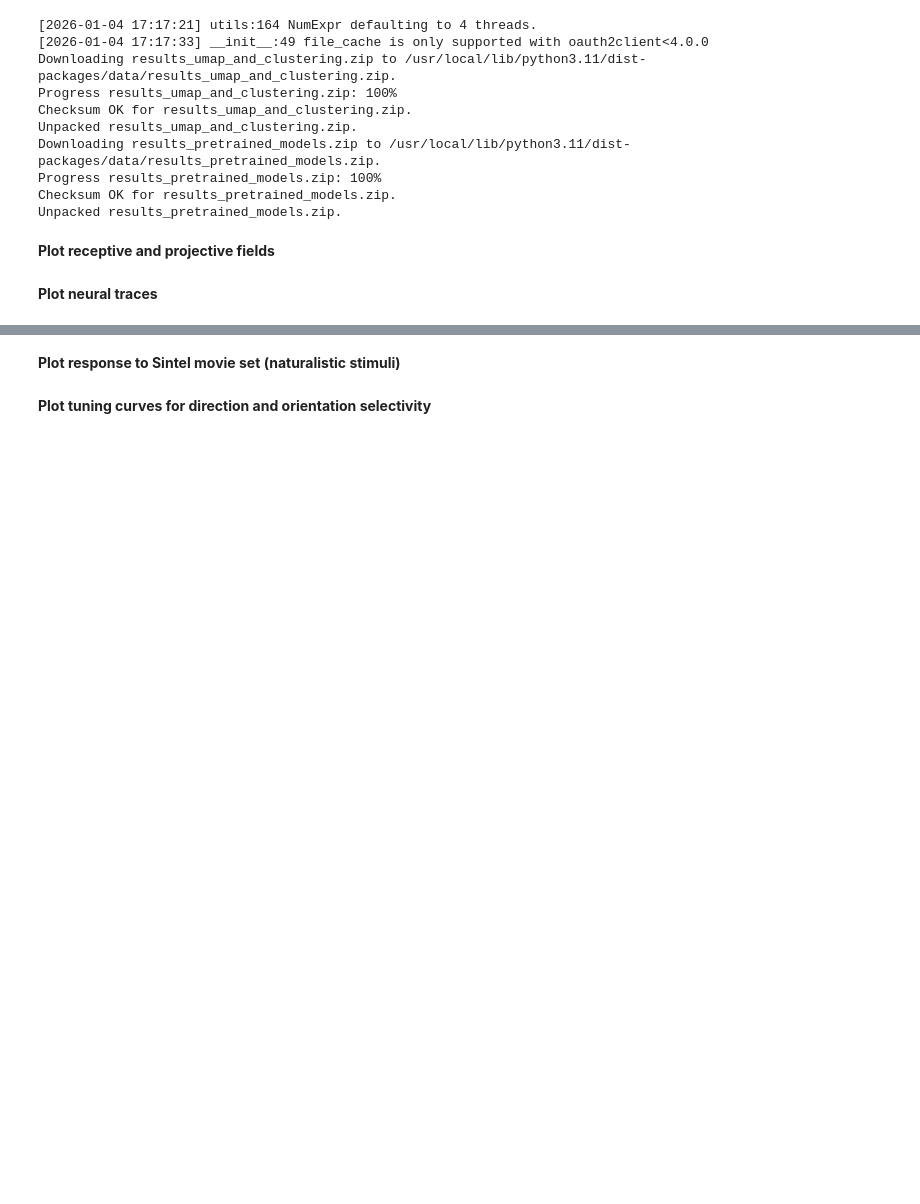
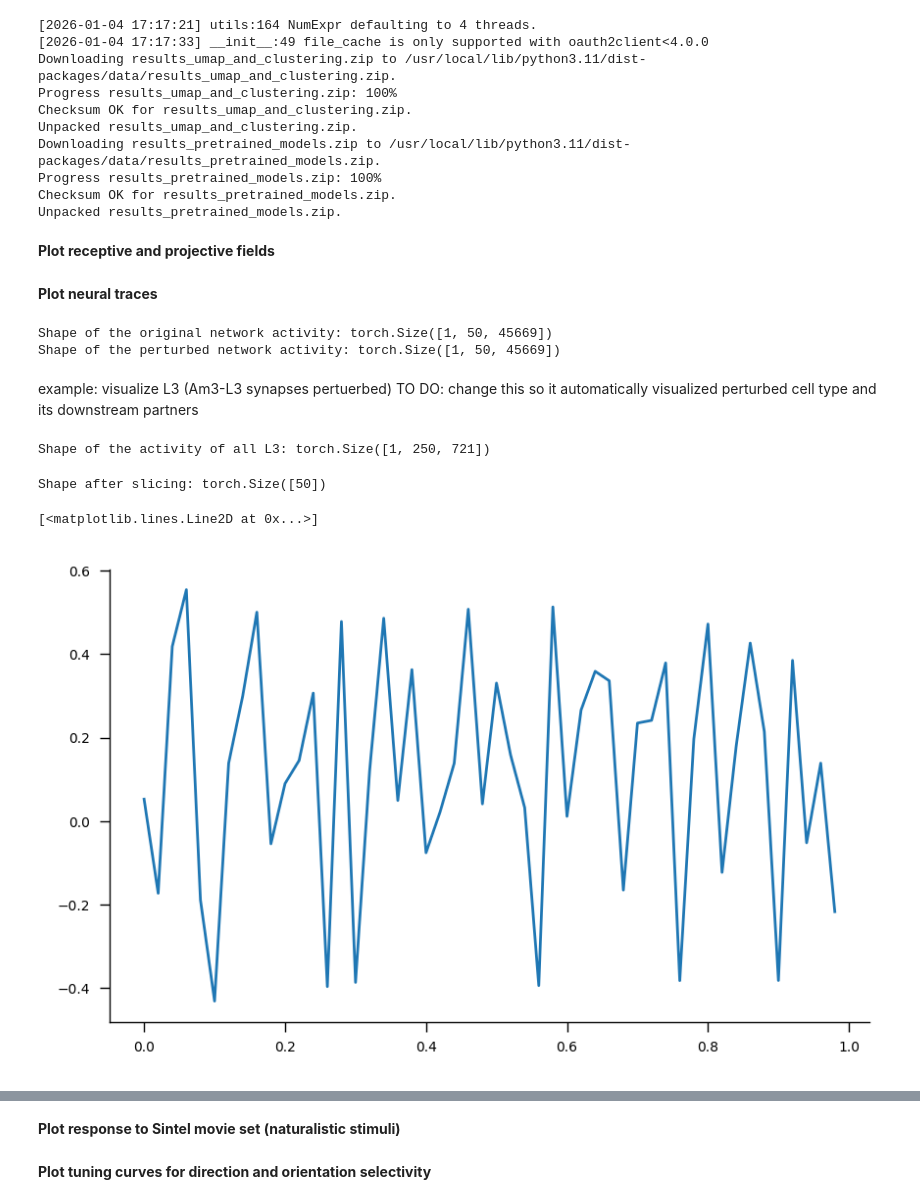
Before and after one commit to deangeckt/fly_wire_perturbations, a Jupyter notebook: evaluate_performance.ipynb, the cells around one changed output, grey strips where cells are left out. Cells and saved outputs as stored; diff of their text form; code cells hidden in the pictures; blank space fills up the shorter version.

```diff
--- a/evaluate_performance.ipynb
+++ b/evaluate_performance.ipynb
@@ -43,0 +78,7 @@ network_view = NetworkView("flow/0000/000")
+# %%
+from flyvis import results_dir
+from flyvis.network import NetworkView
+
+# model are already sorted by task error
+# we take the best task-performing model from the pre-sorted ensemble
+network_view = NetworkView(results_dir / "flow/0000/000")
@@ -151,3 +253,54 @@ cell_types = connectome.unique_cell_types
 **Plot receptive and projective fields**
 # %% [markdown]
 **Plot neural traces**
+# %%
+#supply random stimulus
+from flyvis.utils.hex_utils import get_num_hexals
+
+# Stimulation time and time step
+T = 1  # seconds
+dt = 1 / 50  # 1 / 200
+
+# Create a random stimulus
+stimulus = torch.randn(
+    1, int(T / dt), 1, get_num_hexals(original_network.connectome.config.extent)
+)
+
+# Add the stimulus to a stimulus buffer
+# For now, do this in parallel to original and perturbed networks
+original_network.stimulus.add_input(stimulus)
+perturbed_network.stimulus.add_input(stimulus)
+# Run the model
+with torch.no_grad():
+    original_activity = original_network(original_network.stimulus(), dt=dt)
+    perturbed_activity = perturbed_network(perturbed_network.stimulus(), dt=dt)
+# %%
+print("Shape of the original network activity:", original_activity.shape)
+print("Shape of the perturbed network activity:", perturbed_activity.shape )
+# %% [output]
+Shape of the original network activity: torch.Size([1, 50, 45669])
+Shape of the perturbed network activity: torch.Size([1, 50, 45669])
+# %% [markdown]
+example: visualize L3 (Am3-L3 synapses pertuerbed)
+TO DO: change this so it automatically visualized perturbed cell type and its downstream partners
+# %%
+from flyvis.utils.activity_utils import LayerActivity as ActivityByType
+
+# With ActivityByType one can easily access the activity all cells of a given type
+# i.e. activity_by_type.T4c[:]
+# or the activity of all central cells
+# activity_by_type.central[:]
+original_activity_by_type = ActivityByType(original_activity, original_network.connectome, keepref=True)
+perturbed_activity_by_type = ActivityByType(perturbed_activity, perturbed_network.connectome, keepref=True)
+# %%
+print("Shape of the activity of all L3:", original_activity_by_type.L3[:].shape)
+# %% [output]
+Shape of the activity of all L3: torch.Size([1, 250, 721])
+# %%
+sliced = original_activity_by_type.L3[:, :, :1].squeeze().cpu()
+print(f"Shape after slicing: {sliced.shape}")
+plt.plot(time, sliced)
+# %% [output]
+Shape after slicing: torch.Size([50])
+[<matplotlib.lines.Line2D at 0x...>]
+[figure, added]
```
Also changed, not shown: parts of 39 cells of this notebook.
